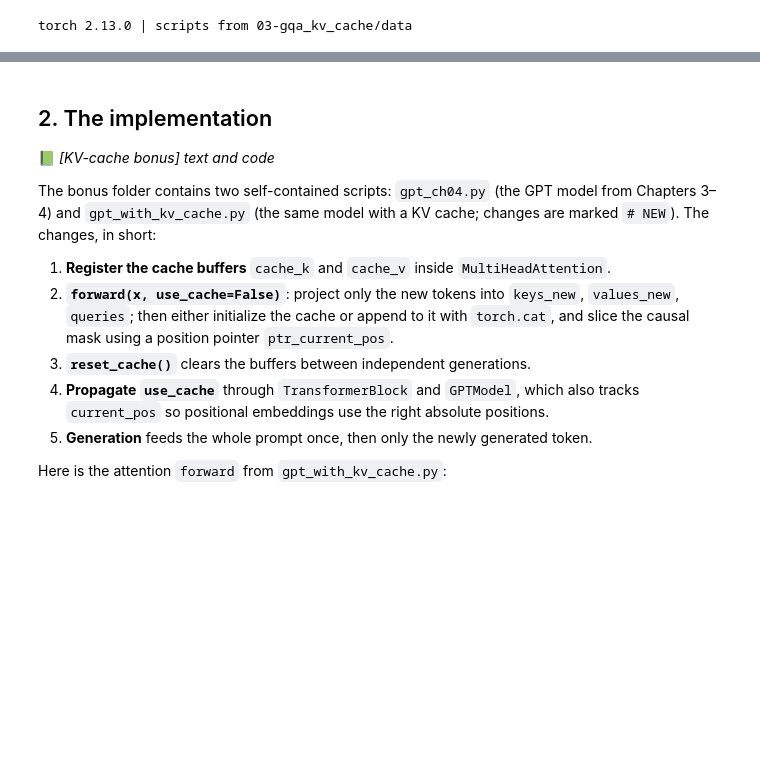
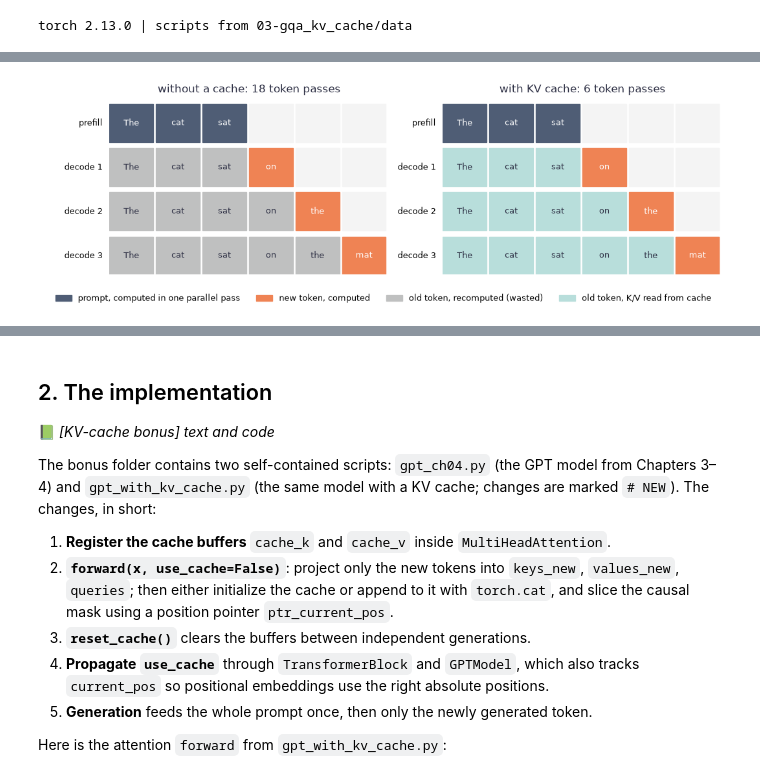
Before and after one commit to chungenyu6/ai-learning-notebooks, a Jupyter notebook: 02-LLM/live/03_gqa_kv_cache.ipynb, the cells around one changed output, grey strips where cells are left out. Drawn from its saved outputs; the diff is of its cells as text; code cells hidden in the pictures; blank space fills up the shorter version.

```diff
--- a/02-LLM/live/03_gqa_kv_cache.ipynb
+++ b/02-LLM/live/03_gqa_kv_cache.ipynb
@@ -95,0 +105,39 @@ The key and value vectors for the first two tokens are exactly the same, so reco
+# %%
+# Which tokens are computed at each generation step, without and with a KV cache
+prompt, generated = ["The", "cat", "sat"], ["on", "the", "mat"]
+words_all = prompt + generated
+steps = len(generated) + 1                      # step 0 is the prompt; the last step predicts the token after "mat"
+COMPUTED, RECOMPUTED, CACHED, PREFILL, EMPTY = "#ef8354", "#bfc0c0", "#b8dedb", "#4f5d75", "#f4f4f4"
+
+fig, axes = plt.subplots(1, 2, figsize=(11, 3.6))
+for ax, cached in zip(axes, [False, True]):
+    total = 0
+    for s in range(steps):
+        n_seen = len(prompt) + s                 # tokens in the sequence at this step
+        for t in range(len(words_all)):
+            if t >= n_seen:
+                color, label = EMPTY, ""
+            elif not cached:
+                color = COMPUTED if t == n_seen - 1 and s > 0 else (PREFILL if s == 0 else RECOMPUTED)
+                total += 1
+            elif s == 0:
+                color = PREFILL; total += 1
+            else:
+                color = COMPUTED if t == n_seen - 1 else CACHED
+                total += t == n_seen - 1
+            ax.add_patch(plt.Rectangle((t, steps - 1 - s), 0.94, 0.86, color=color))
+            if t < n_seen:
+                ax.text(t + 0.47, steps - 1 - s + 0.43, words_all[t], ha="center", va="center", fontsize=9,
+                        color="white" if color in (COMPUTED, PREFILL) else "#2b2d42")
+    ax.set_xlim(0, len(words_all)); ax.set_ylim(0, steps); ax.axis("off")
+    title = "with KV cache" if cached else "without a cache"
+    ax.set_title(f"{title}: {total} token passes", color="#2b2d42")
+    for s in range(steps):
+        ax.text(-0.15, steps - 1 - s + 0.43, "prefill" if s == 0 else f"decode {s}", ha="right", va="center", fontsize=9)
+
+handles = [plt.Rectangle((0, 0), 1, 1, color=col) for col in (PREFILL, COMPUTED, RECOMPUTED, CACHED)]
+fig.legend(handles, ["prompt, computed in one parallel pass", "new token, computed", "old token, recomputed (wasted)",
+                     "old token, K/V read from cache"], loc="lower center", ncol=4, frameon=False, fontsize=9)
+plt.tight_layout(rect=(0.05, 0.1, 1, 1)); plt.show()
+# %% [output]
+[figure, added]
```
Also changed, not shown: parts of 5 cells of this notebook, 1 other file.
